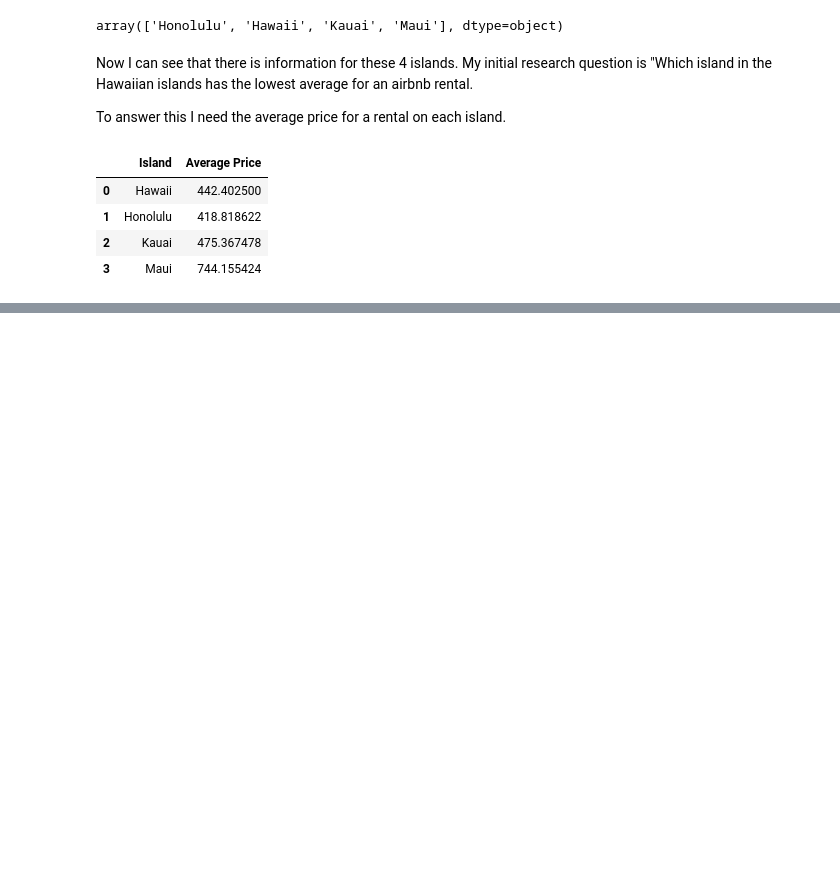
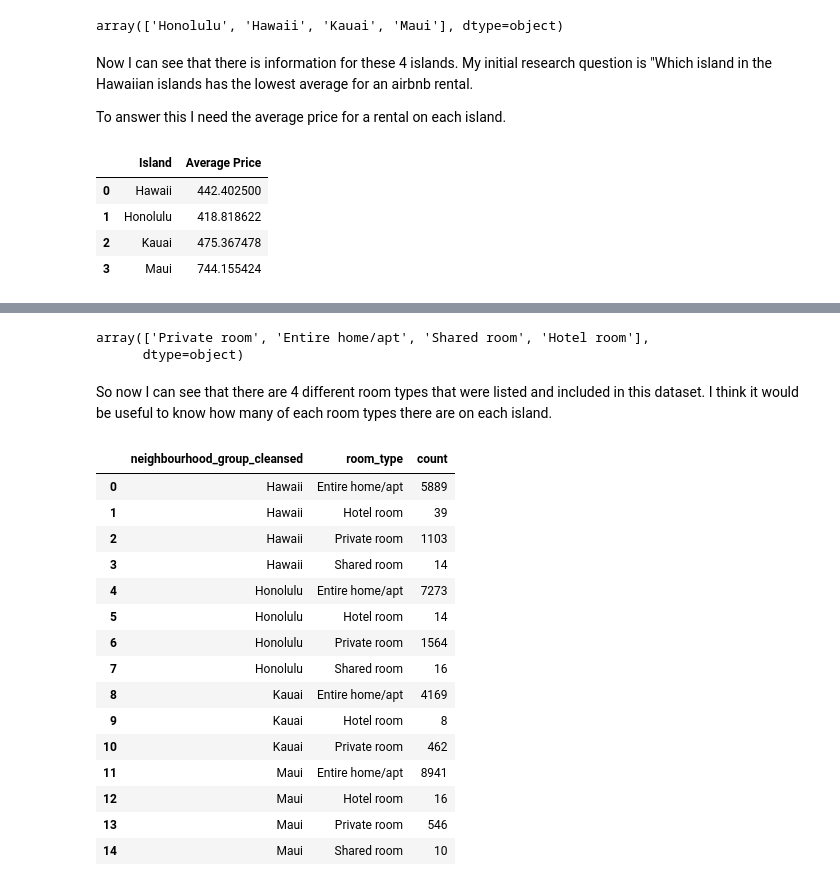
Before and after one commit to ubco-W2022T2-data301/project-group-group38, a Jupyter notebook: CB_EDA_Milestone3.ipynb, the cells around one changed output, grey strips where cells are left out. Cells and saved outputs as stored; diff of their text form; code cells hidden in the pictures; blank space fills up the shorter version.

```diff
--- a/CB_EDA_Milestone3.ipynb
+++ b/CB_EDA_Milestone3.ipynb
@@ -80,0 +95,27 @@ Now let's visualize the data
+# %%
+df['room_type'].unique()
+# %% [output]
+array(['Private room', 'Entire home/apt', 'Shared room', 'Hotel room'],
+      dtype=object)
+# %% [markdown]
+So now I can see that there are 4 different room types that were listed and included in this dataset. I think it would be useful to know how many of each room types there are on each island.
+# %%
+grouped_df = df.groupby(['neighbourhood_group_cleansed', 'room_type']).size().reset_index(name='count')
+grouped_df
+# %% [output]
+|  | neighbourhood_group_cleansed | room_type | count |
+| 0 | Hawaii | Entire home/apt | 5889 |
+| 1 | Hawaii | Hotel room | 39 |
+| 2 | Hawaii | Private room | 1103 |
+| 3 | Hawaii | Shared room | 14 |
+| 4 | Honolulu | Entire home/apt | 7273 |
+| 5 | Honolulu | Hotel room | 14 |
+| 6 | Honolulu | Private room | 1564 |
+| 7 | Honolulu | Shared room | 16 |
+| 8 | Kauai | Entire home/apt | 4169 |
+| 9 | Kauai | Hotel room | 8 |
+| 10 | Kauai | Private room | 462 |
+| 11 | Maui | Entire home/apt | 8941 |
+| 12 | Maui | Hotel room | 16 |
+| 13 | Maui | Private room | 546 |
+| 14 | Maui | Shared room | 10 |
```
Also changed, not shown: parts of 8 cells of this notebook.
